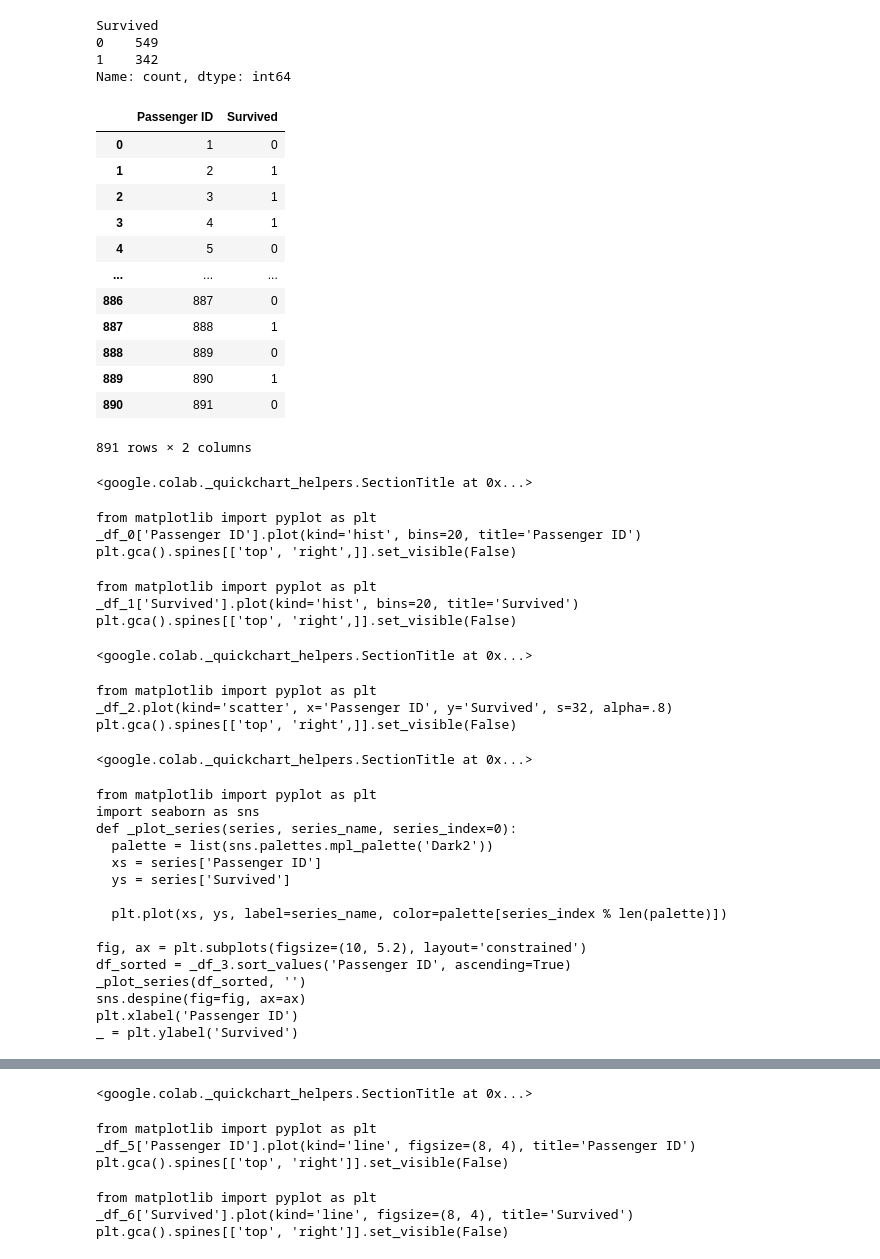
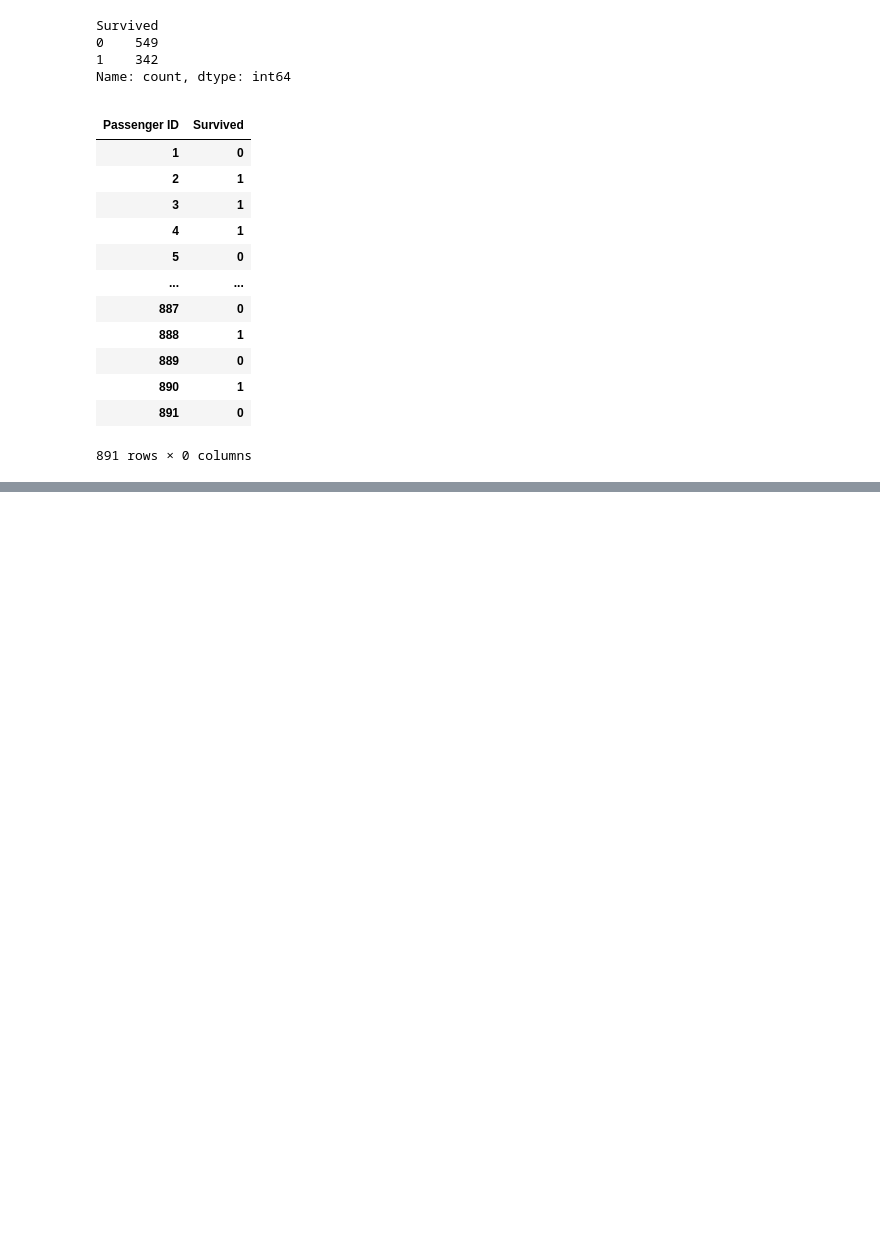
Before and after one commit to ankitg-02/Titanic, a Jupyter notebook: Titanic1.ipynb, the cells around one changed output, grey strips where cells are left out. Cells and saved outputs as stored; diff of their text form; code cells hidden in the pictures; blank space fills up the shorter version.

```diff
--- a/Titanic1.ipynb
+++ b/Titanic1.ipynb
@@ -142,45 +142,20 @@ Name: count, dtype: int64
 # %%
 mod_train={'Passenger ID':train['PassengerId'],
            'Survived':train['Survived']}
-pd.DataFrame(mod_train,index=None)
+train_data=pd.DataFrame(mod_train).set_index(['Passenger ID','Survived'])
+train_data
 # %% [output]
-|  | Passenger ID | Survived |
-| 0 | 1 | 0 |
-| 1 | 2 | 1 |
-| 2 | 3 | 1 |
-| 3 | 4 | 1 |
-| 4 | 5 | 0 |
-| ... | ... | ... |
-| 886 | 887 | 0 |
-| 887 | 888 | 1 |
-| 888 | 889 | 0 |
-| 889 | 890 | 1 |
-| 890 | 891 | 0 |
+|  |  |
+| Passenger ID | Survived |
+| 1 | 0 |
+| 2 | 1 |
+| 3 | 1 |
+| 4 | 1 |
+| 5 | 0 |
+| ... | ... |
+| 887 | 0 |
+| 888 | 1 |
+| 889 | 0 |
+| 890 | 1 |
+| 891 | 0 |
-891 rows × 2 columns
+891 rows × 0 columns
-<google.colab._quickchart_helpers.SectionTitle at 0x...>
-from matplotlib import pyplot as plt
-_df_0['Passenger ID'].plot(kind='hist', bins=20, title='Passenger ID')
-plt.gca().spines[['top', 'right',]].set_visible(False)
-from matplotlib import pyplot as plt
-_df_1['Survived'].plot(kind='hist', bins=20, title='Survived')
-plt.gca().spines[['top', 'right',]].set_visible(False)
-<google.colab._quickchart_helpers.SectionTitle at 0x...>
-from matplotlib import pyplot as plt
-_df_2.plot(kind='scatter', x='Passenger ID', y='Survived', s=32, alpha=.8)
-plt.gca().spines[['top', 'right',]].set_visible(False)
-<google.colab._quickchart_helpers.SectionTitle at 0x...>
-from matplotlib import pyplot as plt
-import seaborn as sns
-def _plot_series(series, series_name, series_index=0):
-  palette = list(sns.palettes.mpl_palette('Dark2'))
-  xs = series['Passenger ID']
-  ys = series['Survived']
-
-  plt.plot(xs, ys, label=series_name, color=palette[series_index % len(palette)])
-
-fig, ax = plt.subplots(figsize=(10, 5.2), layout='constrained')
-df_sorted = _df_3.sort_values('Passenger ID', ascending=True)
-_plot_series(df_sorted, '')
-sns.despine(fig=fig, ax=ax)
-plt.xlabel('Passenger ID')
-_ = plt.ylabel('Survived')
@@ -206,7 +161,0 @@ _ = plt.ylabel('count()')
-<google.colab._quickchart_helpers.SectionTitle at 0x...>
-from matplotlib import pyplot as plt
-_df_5['Passenger ID'].plot(kind='line', figsize=(8, 4), title='Passenger ID')
-plt.gca().spines[['top', 'right']].set_visible(False)
-from matplotlib import pyplot as plt
-_df_6['Survived'].plot(kind='line', figsize=(8, 4), title='Survived')
-plt.gca().spines[['top', 'right']].set_visible(False)
```
Also changed, not shown: parts of 2 cells of this notebook.
